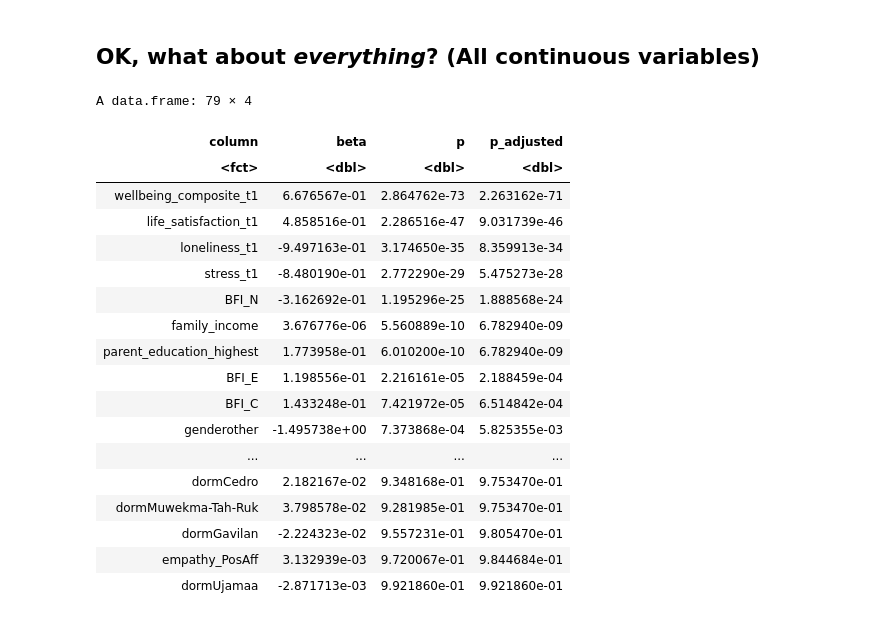
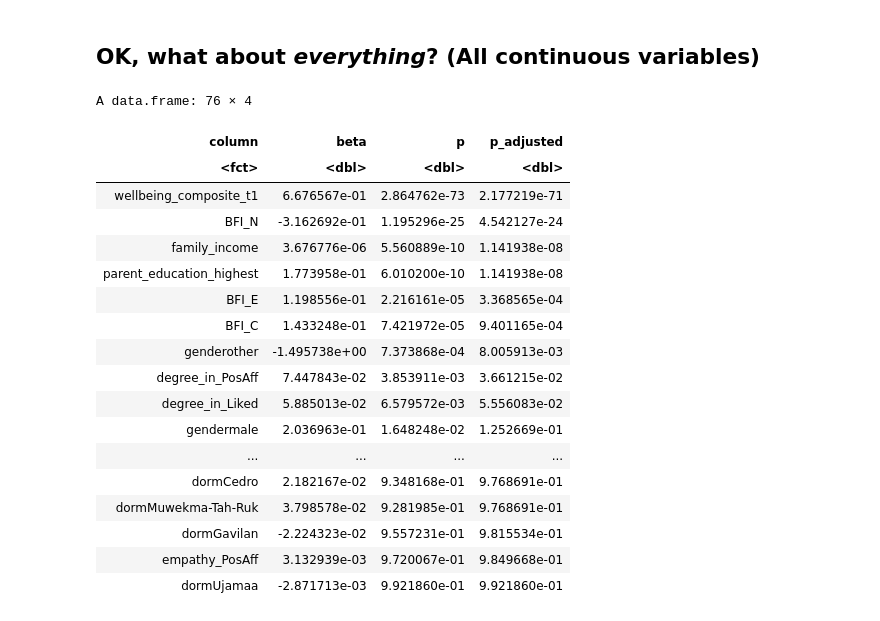
Before and after one commit to snlstanford/Communities-Project, a Jupyter notebook: analysis/2019/Analysis - Network statistics do not predict t2 wellbeing, and thus cannot mediate anything.ipynb, the cells around one changed output. Saved outputs shown, nothing was run; the diff lists cells and outputs as text; code cells hidden in the pictures.

```diff
--- a/analysis/2019/Analysis - Network statistics do not predict t2 wellbeing, and thus cannot mediate anything.ipynb
+++ b/analysis/2019/Analysis - Network statistics do not predict t2 wellbeing, and thus cannot mediate anything.ipynb
@@ -107,39 +107,44 @@ A data.frame: 26 × 4
 # %%
 frame = NULL
 for (col in names(df)) {
-    if (!(endsWith(col, 't2'))) {
-        model = lm(as.formula(paste('wellbeing_composite_t2 ~', col)), df)
-        params = summary(model)$coefficients
-        for (i in 2:length(row.names(params))) {
-            b = params[i, 1]
-            p = params[i, 4]
-            frame = rbind(frame, c(row.names(params)[i], b, p))
-        }
+    # The only items that end with 't1' and 't2' are well-being
+    # measures, which we don't want to include *except* for the
+    # t1 composite well being. That is, we don't want to include
+    # life_satisfaction_t1 or life_satisfaction_t2 since they are
+    # parts of the wellbeing_composite measure of interest.
+    if (endsWith(col, 't2')) next;
+    if (endsWith(col, 't1') & col != 'wellbeing_composite_t1') next;
+    model = lm(as.formula(paste('wellbeing_composite_t2 ~', col)), df)
+    params = summary(model)$coefficients
+    for (i in 2:length(row.names(params))) {
+        b = params[i, 1]
+        p = params[i, 4]
+        frame = rbind(frame, c(row.names(params)[i], b, p))
     }
 }
 frame = as.data.frame(frame)
 names(frame) = c('column', 'beta', 'p')
 frame$beta = as.numeric(as.character(frame$beta))
 frame$p = as.numeric(as.character(frame$p))
 frame$p_adjusted = p.adjust(frame$p, method="BH")
 frame %>% arrange(p_adjusted)
 # %% [output]
-A data.frame: 79 × 4
+A data.frame: 76 × 4
 | column | beta | p | p_adjusted |
 | <fct> | <dbl> | <dbl> | <dbl> |
-| wellbeing_composite_t1 | 6.676567e-01 | 2.864762e-73 | 2.263162e-71 |
-| life_satisfaction_t1 | 4.858516e-01 | 2.286516e-47 | 9.031739e-46 |
-| loneliness_t1 | -9.497163e-01 | 3.174650e-35 | 8.359913e-34 |
-| stress_t1 | -8.480190e-01 | 2.772290e-29 | 5.475273e-28 |
-| BFI_N | -3.162692e-01 | 1.195296e-25 | 1.888568e-24 |
-| family_income | 3.676776e-06 | 5.560889e-10 | 6.782940e-09 |
-| parent_education_highest | 1.773958e-01 | 6.010200e-10 | 6.782940e-09 |
-| BFI_E | 1.198556e-01 | 2.216161e-05 | 2.188459e-04 |
-| BFI_C | 1.433248e-01 | 7.421972e-05 | 6.514842e-04 |
-| genderother | -1.495738e+00 | 7.373868e-04 | 5.825355e-03 |
+| wellbeing_composite_t1 | 6.676567e-01 | 2.864762e-73 | 2.177219e-71 |
+| BFI_N | -3.162692e-01 | 1.195296e-25 | 4.542127e-24 |
+| family_income | 3.676776e-06 | 5.560889e-10 | 1.141938e-08 |
+| parent_education_highest | 1.773958e-01 | 6.010200e-10 | 1.141938e-08 |
+| BFI_E | 1.198556e-01 | 2.216161e-05 | 3.368565e-04 |
+| BFI_C | 1.433248e-01 | 7.421972e-05 | 9.401165e-04 |
+| genderother | -1.495738e+00 | 7.373868e-04 | 8.005913e-03 |
+| degree_in_PosAff | 7.447843e-02 | 3.853911e-03 | 3.661215e-02 |
+| degree_in_Liked | 5.885013e-02 | 6.579572e-03 | 5.556083e-02 |
+| gendermale | 2.036963e-01 | 1.648248e-02 | 1.252669e-01 |
 | ... | ... | ... | ... |
-| dormCedro | 2.182167e-02 | 9.348168e-01 | 9.753470e-01 |
-| dormMuwekma-Tah-Ruk | 3.798578e-02 | 9.281985e-01 | 9.753470e-01 |
-| dormGavilan | -2.224323e-02 | 9.557231e-01 | 9.805470e-01 |
-| empathy_PosAff | 3.132939e-03 | 9.720067e-01 | 9.844684e-01 |
+| dormCedro | 2.182167e-02 | 9.348168e-01 | 9.768691e-01 |
+| dormMuwekma-Tah-Ruk | 3.798578e-02 | 9.281985e-01 | 9.768691e-01 |
+| dormGavilan | -2.224323e-02 | 9.557231e-01 | 9.815534e-01 |
+| empathy_PosAff | 3.132939e-03 | 9.720067e-01 | 9.849668e-01 |
 | dormUjamaa | -2.871713e-03 | 9.921860e-01 | 9.921860e-01 |
```
